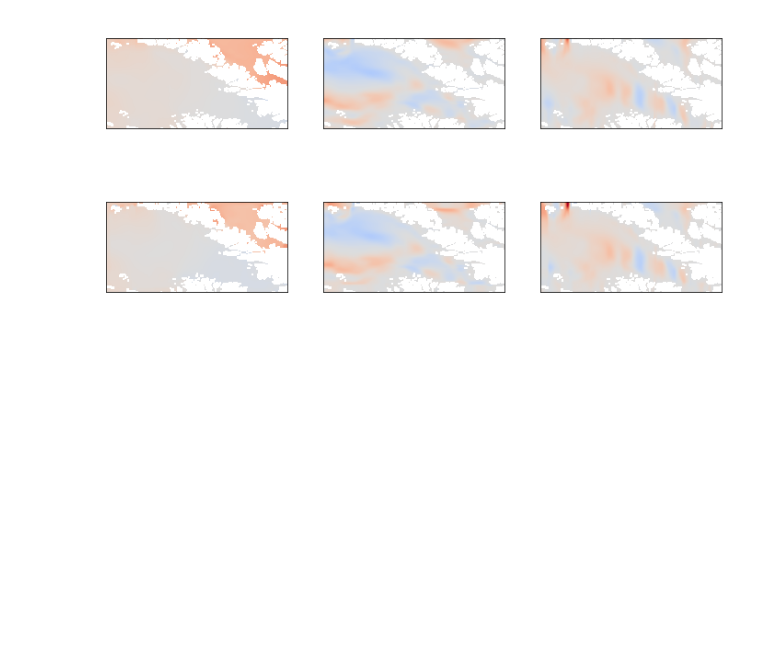
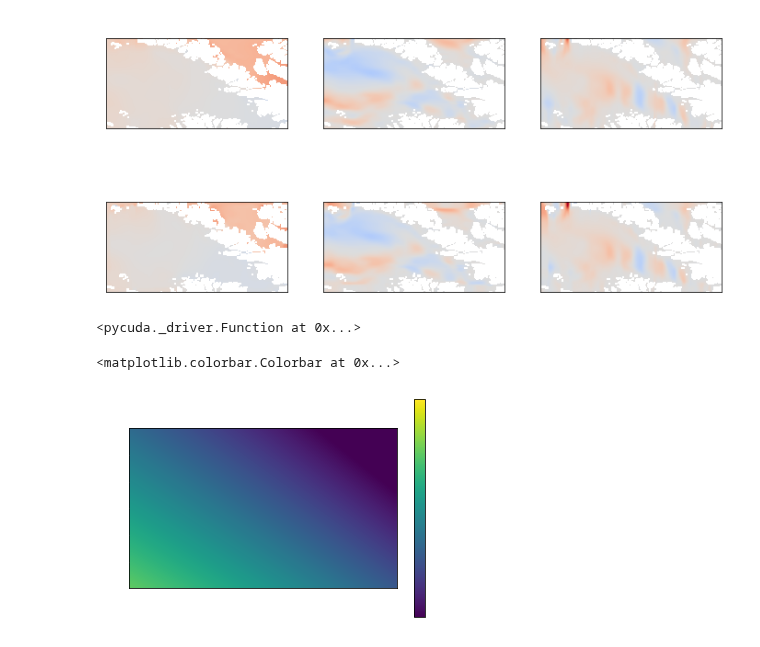
Before and after one commit to sintefmath/multilevelDA, a Jupyter notebook: notebooks/MultiResSim.ipynb, the cells around one changed output. Cells and saved outputs as stored; diff of their text form; code cells hidden in the pictures; blank space fills up the shorter version.

Commit message:
retrieve angle texture by sampling (only sim-object as information source, but not data_args anymore)

```diff
--- a/notebooks/MultiResSim.ipynb
+++ b/notebooks/MultiResSim.ipynb
@@ -235,0 +241,7 @@ for ax_s in axs:
+# %%
+angle_tex = Common.CUDAArray2D(sim.gpu_stream, sim.nx, sim.ny, 2,2, np.zeros_like(eta.data))
+# %%
+get_tex = sim.kernel.get_function("get_texture")
+get_tex.prepare("P")
+# %% [output]
+<pycuda._driver.Function at 0x...>
@@ -235,0 +250,6 @@ for ax_s in axs:
+# %%
+plt.imshow(angle_tex.download(sim.gpu_stream), vmin=0.9, vmax=1.1)
+plt.colorbar()
+# %% [output]
+<matplotlib.colorbar.Colorbar at 0x...>
+[figure, added]
```
Also changed, not shown: parts of 2 cells of this notebook.
